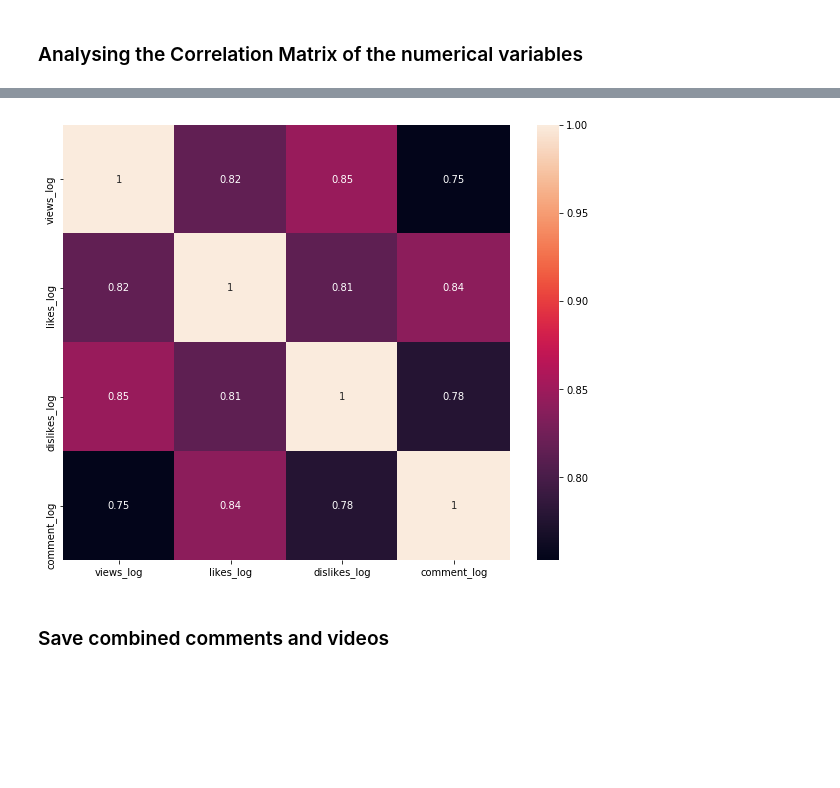
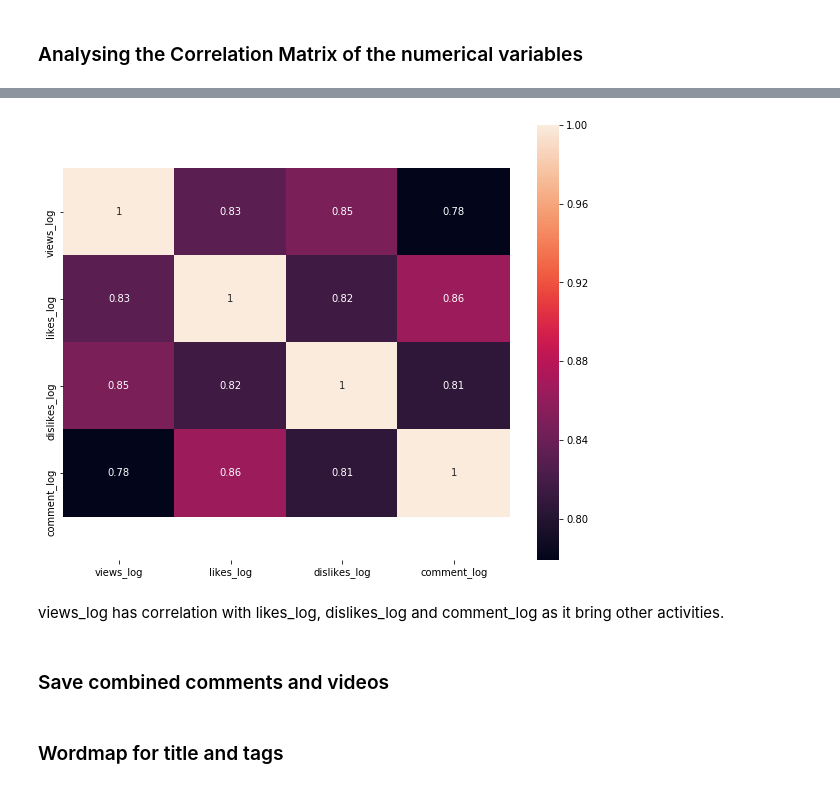
Before and after one commit to nwwnw-dam/Youtube-Data-Analysis, a Jupyter notebook: 1 - EDA.ipynb, the cells around one changed output, grey strips where cells are left out. Saved outputs shown, nothing was run; the diff lists cells and outputs as text; code cells hidden in the pictures; blank space fills up the shorter version.

```diff
--- a/1 - EDA.ipynb
+++ b/1 - EDA.ipynb
@@ -378,6 +458,7 @@ plt.show()
 videos_df['like_rate'] =  videos_df ['likes'] / videos_df['views'] * 100
 videos_df['dislike_rate'] =  videos_df ['dislikes'] / videos_df['views'] * 100
 videos_df['comment_rate'] =  videos_df ['comment_total'] / videos_df['views'] * 100
+videos_Last = videos_df.drop_duplicates('video_id') # drop duplicates
 # %% [markdown]
 #### Visualize
 # %%
@@ -433,11 +526,13 @@ plt.show()
 # %%
 plt.figure(figsize = (10,8))
-ax = sns.heatmap(videos_df[['views_log', 'likes_log', 'dislikes_log', 'comment_log']].corr(), annot=True)
+ax = sns.heatmap(videos_Last[['views_log', 'likes_log', 'dislikes_log', 'comment_log']].corr(), annot=True)
 bottom, top = ax.get_ylim()
 ax.set_ylim(bottom + .5, top - .5) # bugfix
 plt.show()
 # %% [output]
-[figure, old version]
+[figure, new version]
+# %% [markdown]
+views_log has correlation with likes_log, dislikes_log and comment_log as it bring other activities.
 # %% [markdown]
 ### Save combined comments and videos
 # %%
@@ -446,3 +541,5 @@ if not os.path.exists(cwd/'output'):
 # %%
 comments_df.to_csv(cwd/'output'/"comments.csv", index=False)
 videos_df.to_csv(cwd/'output'/"videos.csv", index=False)
+# %% [markdown]
+### Wordmap  for title and tags
```
Also changed, not shown: parts of 40 cells of this notebook.
